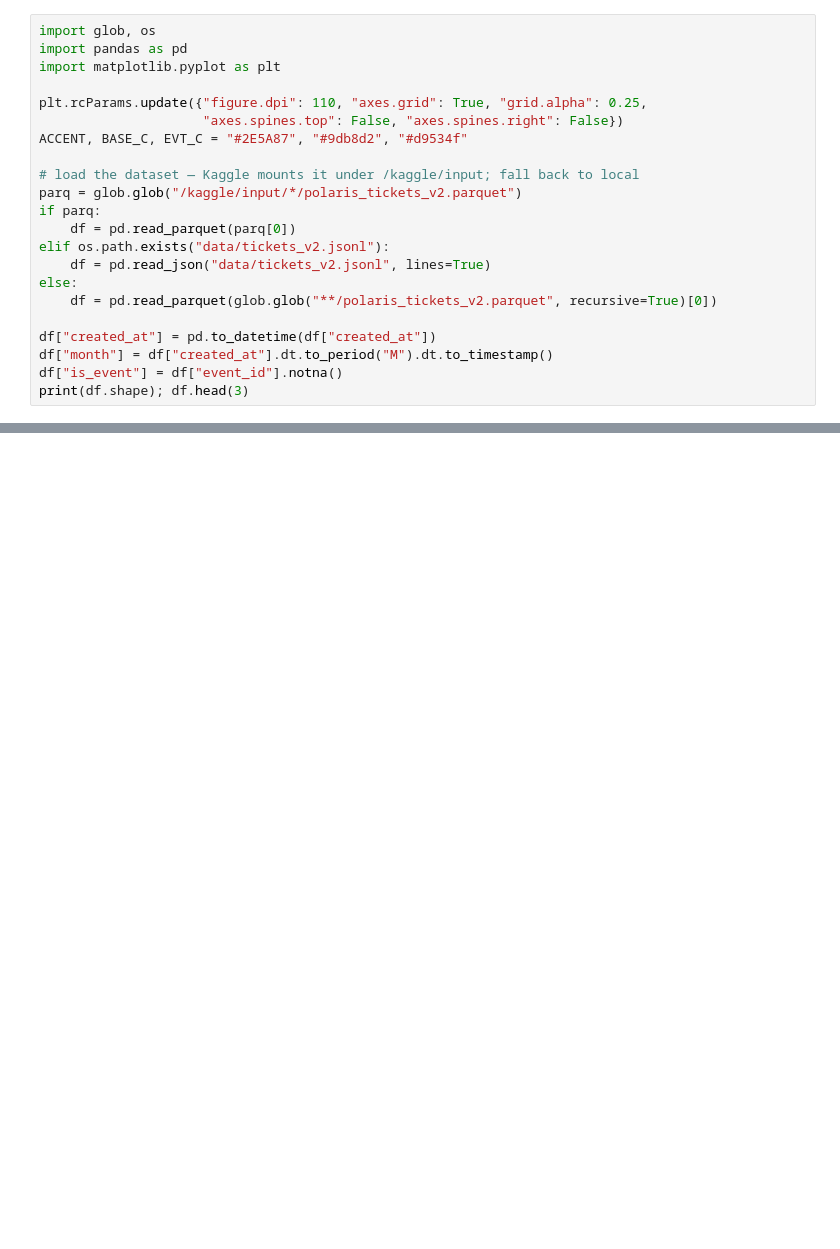
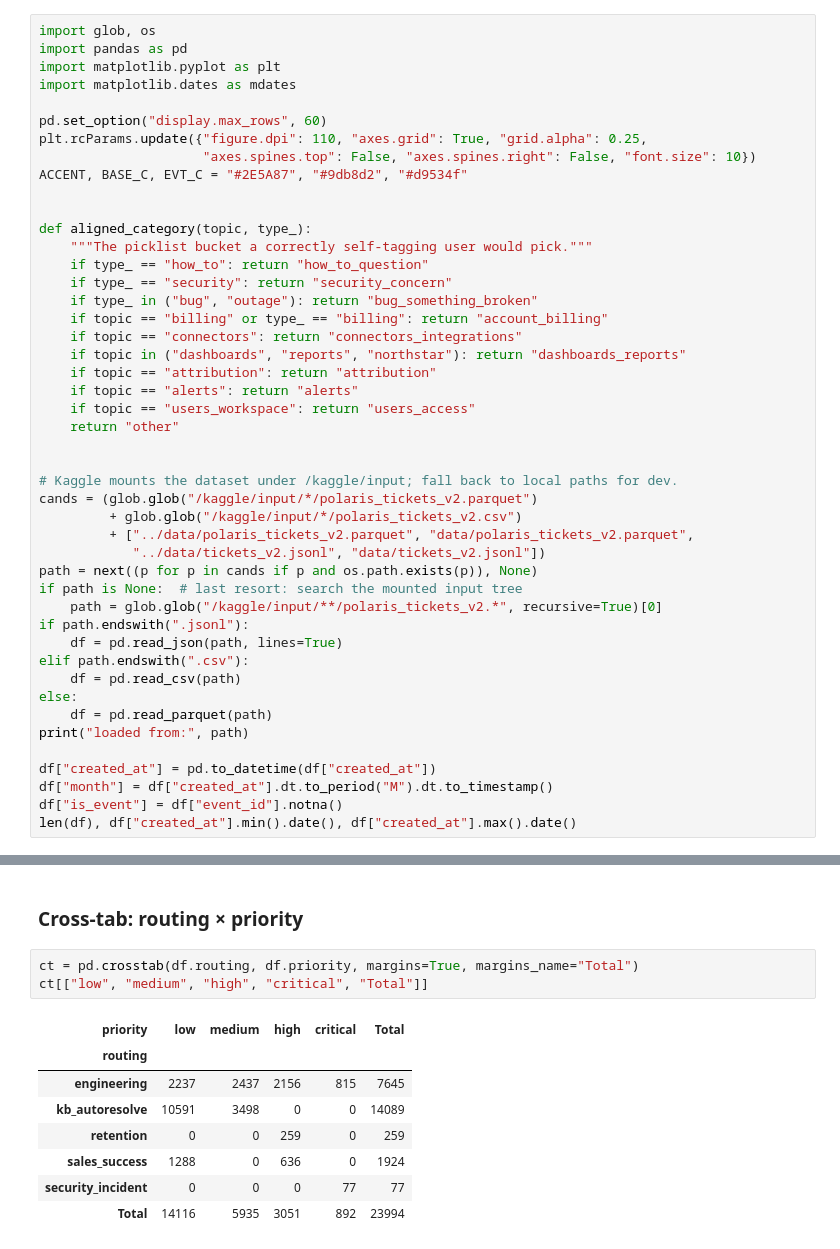
Before and after one commit to VladislavMarinovich/saas-support-rag-triage, a Jupyter notebook: notebooks/kaggle_eda.ipynb, the cells around one changed output, grey strips where cells are left out. Drawn from its saved outputs; the diff is of its cells as text; blank space fills up the shorter version.

Commit message:
feat: full Kaggle EDA kernel (parity with eda_v2) + robust data loading

```diff
--- a/notebooks/kaggle_eda.ipynb
+++ b/notebooks/kaggle_eda.ipynb
@@ -8,21 +16,45 @@ Full pipeline & modeling: https://github.com/VladislavMarinovich/saas-support-ra
 import glob, os
 import pandas as pd
 import matplotlib.pyplot as plt
+import matplotlib.dates as mdates
 
+pd.set_option("display.max_rows", 60)
 plt.rcParams.update({"figure.dpi": 110, "axes.grid": True, "grid.alpha": 0.25,
-                     "axes.spines.top": False, "axes.spines.right": False})
+                     "axes.spines.top": False, "axes.spines.right": False, "font.size": 10})
 ACCENT, BASE_C, EVT_C = "#2E5A87", "#9db8d2", "#d9534f"
 
-# load the dataset — Kaggle mounts it under /kaggle/input; fall back to local
-parq = glob.glob("/kaggle/input/*/polaris_tickets_v2.parquet")
-if parq:
-    df = pd.read_parquet(parq[0])
-elif os.path.exists("data/tickets_v2.jsonl"):
-    df = pd.read_json("data/tickets_v2.jsonl", lines=True)
+
+def aligned_category(topic, type_):
+    """The picklist bucket a correctly self-tagging user would pick."""
+    if type_ == "how_to": return "how_to_question"
+    if type_ == "security": return "security_concern"
+    if type_ in ("bug", "outage"): return "bug_something_broken"
+    if topic == "billing" or type_ == "billing": return "account_billing"
+    if topic == "connectors": return "connectors_integrations"
+    if topic in ("dashboards", "reports", "northstar"): return "dashboards_reports"
+    if topic == "attribution": return "attribution"
+    if topic == "alerts": return "alerts"
+    if topic == "users_workspace": return "users_access"
+    return "other"
+
+
+# Kaggle mounts the dataset under /kaggle/input; fall back to local paths for dev.
+cands = (glob.glob("/kaggle/input/*/polaris_tickets_v2.parquet")
+         + glob.glob("/kaggle/input/*/polaris_tickets_v2.csv")
+         + ["../data/polaris_tickets_v2.parquet", "data/polaris_tickets_v2.parquet",
+            "../data/tickets_v2.jsonl", "data/tickets_v2.jsonl"])
+path = next((p for p in cands if p and os.path.exists(p)), None)
+if path is None:  # last resort: search the mounted input tree
+    path = glob.glob("/kaggle/input/**/polaris_tickets_v2.*", recursive=True)[0]
+if path.endswith(".jsonl"):
+    df = pd.read_json(path, lines=True)
+elif path.endswith(".csv"):
+    df = pd.read_csv(path)
 else:
-    df = pd.read_parquet(glob.glob("**/polaris_tickets_v2.parquet", recursive=True)[0])
+    df = pd.read_parquet(path)
+print("loaded from:", path)
 
 df["created_at"] = pd.to_datetime(df["created_at"])
 df["month"] = df["created_at"].dt.to_period("M").dt.to_timestamp()
 df["is_event"] = df["event_id"].notna()
-print(df.shape); df.head(3)
+len(df), df["created_at"].min().date(), df["created_at"].max().date()
@@ -87,0 +261,14 @@ pd.crosstab(df.topic, df.type, margins=True, margins_name="Total")
+# %% [markdown]
+### Cross-tab: routing × priority
+# %%
+ct = pd.crosstab(df.routing, df.priority, margins=True, margins_name="Total")
+ct[["low", "medium", "high", "critical", "Total"]]
+# %% [output]
+| priority | low | medium | high | critical | Total |
+| routing |  |  |  |  |  |
+| engineering | 2237 | 2437 | 2156 | 815 | 7645 |
+| kb_autoresolve | 10591 | 3498 | 0 | 0 | 14089 |
+| retention | 0 | 0 | 259 | 0 | 259 |
+| sales_success | 1288 | 0 | 636 | 0 | 1924 |
+| security_incident | 0 | 0 | 0 | 77 | 77 |
+| Total | 14116 | 5935 | 3051 | 892 | 23994 |
```
Also changed, not shown: parts of 40 cells of this notebook.
